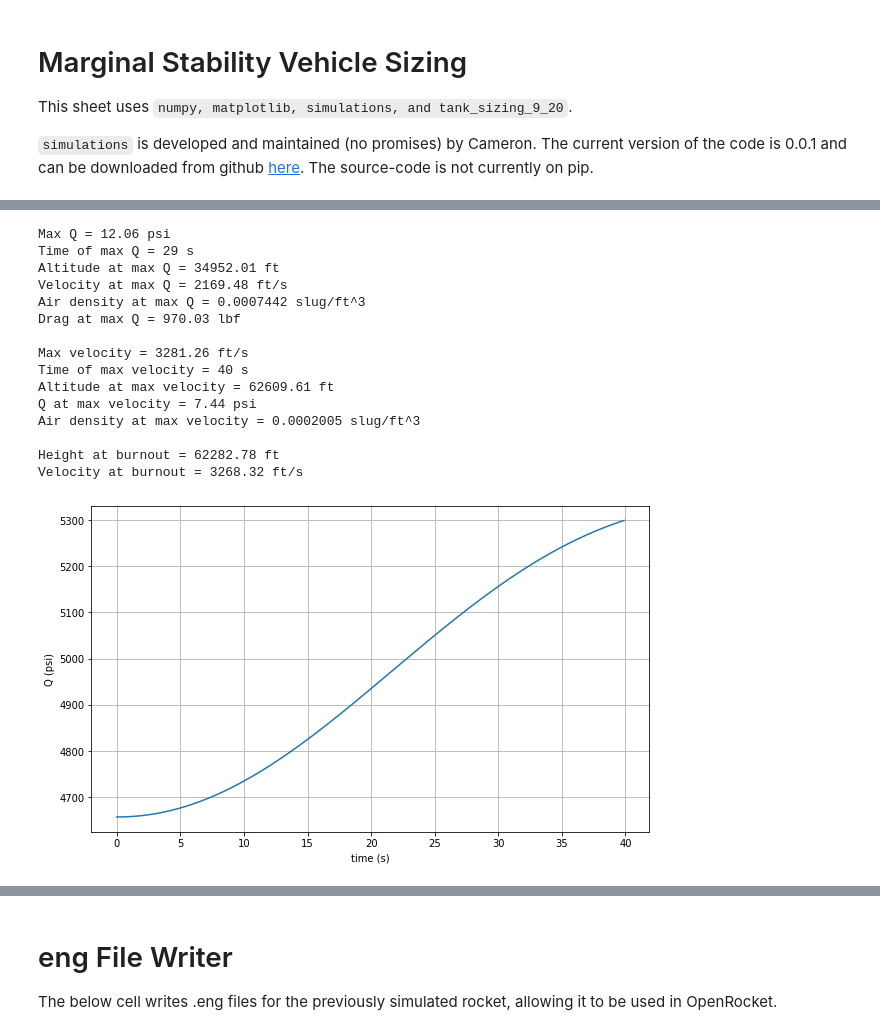
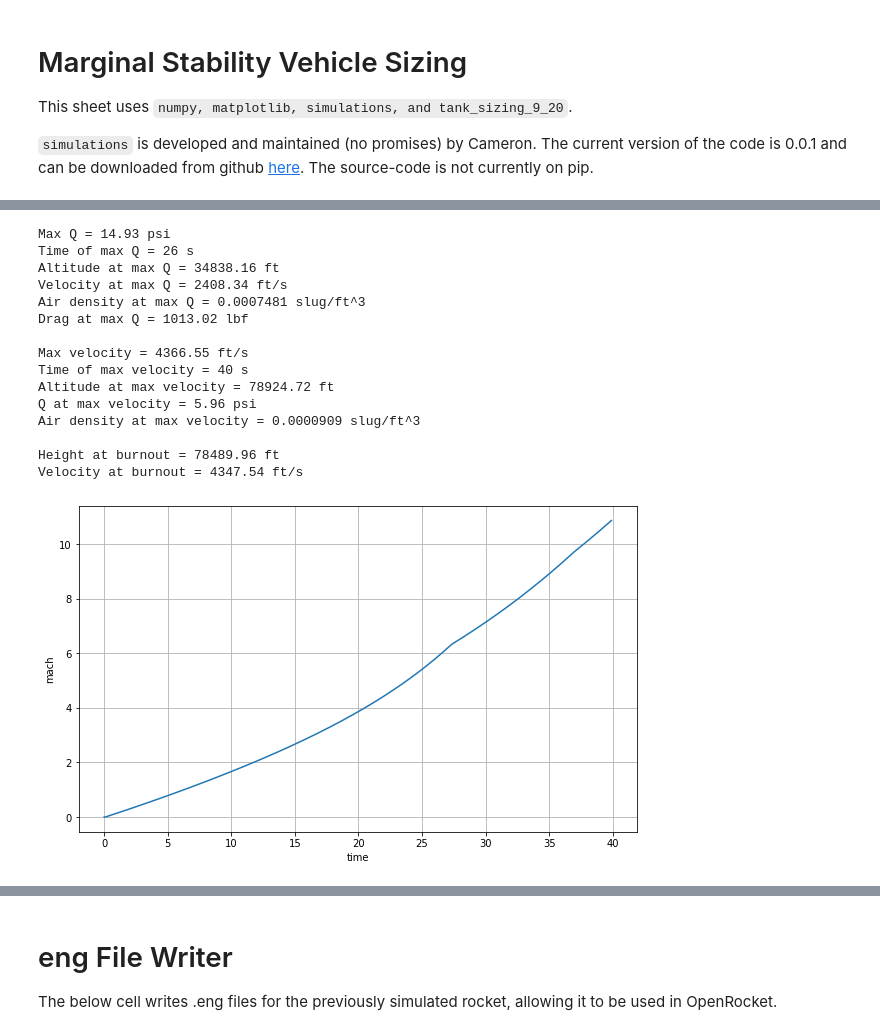
Before and after one commit to rocketproplab/marginal-stability, a Jupyter notebook: Design/Vehicle-Sizing/marginal-stability-sizing.ipynb, the cells around one changed output, grey strips where cells are left out. Drawn from its saved outputs; the diff is of its cells as text; code cells hidden in the pictures.

```diff
--- a/Design/Vehicle-Sizing/marginal-stability-sizing.ipynb
+++ b/Design/Vehicle-Sizing/marginal-stability-sizing.ipynb
@@ -70,16 +70,14 @@ chamberpressure = 500 #psi
 Isp = 281.622 #s
 #Isp as a function of chamber pressure might be a useful addition
 mdot = nengines*thrust_sl/(Isp) #lbm/s (calc results in lbf/s, but conversion factor is 1)
-twratio = 50  # estimated thrust 2 weight ratio
 mixtureratio = 2.275
 g0Metric = 9.81 #m/s^2
 g0Imp = 32.17 #ft/s^2
 
-mstructure = 249.12  # lbm
-mavionics = 22.67  # lbm
-msystems = 80 # lbm
+mstructure = 191.06  # lbm
+mavionics = 13.07  # lbm
+msystems = 162 # lbm
 mmisc = 0 #lbm
-#mengine = thrust_sl*nengines/twratio #lbm
 mpropulsion = 47.79 # lbm
 mpropellant = mdot*burntime
 
@@ -90,12 +88,13 @@ diam_tank = 12 #in
 mRP1 = mpropellant / (mixtureratio + 1)
 mLOx = mpropellant - mRP1
 
-rp1tankpressure = 700 #psi
-loxtankpressure = 600 #psi
+rp1tankpressure = 730 #psi
+loxtankpressure = 730 #psi
 HEinitialpressure = 6000 #psi
 
 mtank, mHe, lenloxin, lenrp1in = tank.getTankMassLen(loxtankpressure,rp1tankpressure,diam_tank,mpropellant,HEinitialpressure)
-mpress = 282.38 # lbm, mass of pressurant tank
+mtank = 134.51 #correction to tank code
+mpress = 204.62 # lbm, mass of pressurant tank
 
 mpropellant += mHe
 
@@ -103,7 +102,6 @@ refArea = np.pi*((diameter/2)**2) / 144 #ft^2
 coef_drag = 0.37
 
 m0 = mpropulsion + mpropellant + mstructure + mavionics + msystems + mmisc + mtank + mpress
-m0 = 610 + mpropellant
 
 print('### STRUCTURAL PARAMETERS ###')
 print('Propellant Mass = %.2f lbm' % (mpropellant - mHe))
@@ -254,33 +252,33 @@ print()
 print("Height at burnout = %.2f ft" % altitude[int(burntime/timestep)])
 print("Velocity at burnout = %.2f ft/s" % velocity[int(burntime/timestep)])
 # %% [output]
-Max Q = 12.06 psi
-Time of max Q = 29 s
-Altitude at max Q = 34952.01 ft
-Velocity at max Q = 2169.48 ft/s
-Air density at max Q = 0.0007442 slug/ft^3
-Drag at max Q = 970.03 lbf
+Max Q = 14.93 psi
+Time of max Q = 26 s
+Altitude at max Q = 34838.16 ft
+Velocity at max Q = 2408.34 ft/s
+Air density at max Q = 0.0007481 slug/ft^3
+Drag at max Q = 1013.02 lbf
 
-Max velocity = 3281.26 ft/s
+Max velocity = 4366.55 ft/s
 Time of max velocity = 40 s
-Altitude at max velocity = 62609.61 ft
-Q at max velocity = 7.44 psi
-Air density at max velocity = 0.0002005 slug/ft^3
+Altitude at max velocity = 78924.72 ft
+Q at max velocity = 5.96 psi
+Air density at max velocity = 0.0000909 slug/ft^3
 
-Height at burnout = 62282.78 ft
-Velocity at burnout = 3268.32 ft/s
+Height at burnout = 78489.96 ft
+Velocity at burnout = 4347.54 ft/s
 # %%
-shortTime = time[0:int(40/timestep)]
+shortTime = time[0:int(burntime/timestep)]
 fig1 = plt.figure(figsize=(10,6))
 ax11 = fig1.add_subplot(1,1,1)
-ax11.plot(shortTime,thrust[:len(shortTime)])
+ax11.plot(shortTime,mach[:len(shortTime)])
 ax11.set_title('')
-ax11.set_xlabel('time (s)')
-ax11.set_ylabel('Q (psi)')
+ax11.set_xlabel('time')
+ax11.set_ylabel('mach')
 ax11.grid()
 plt.show()
 # %% [output]
-[figure, old version]
+[figure, new version]
 # %%
 gamma = 7/5
 def tantheta(M,B):
```
Also changed, not shown: parts of 5 cells of this notebook, 2 other files.
